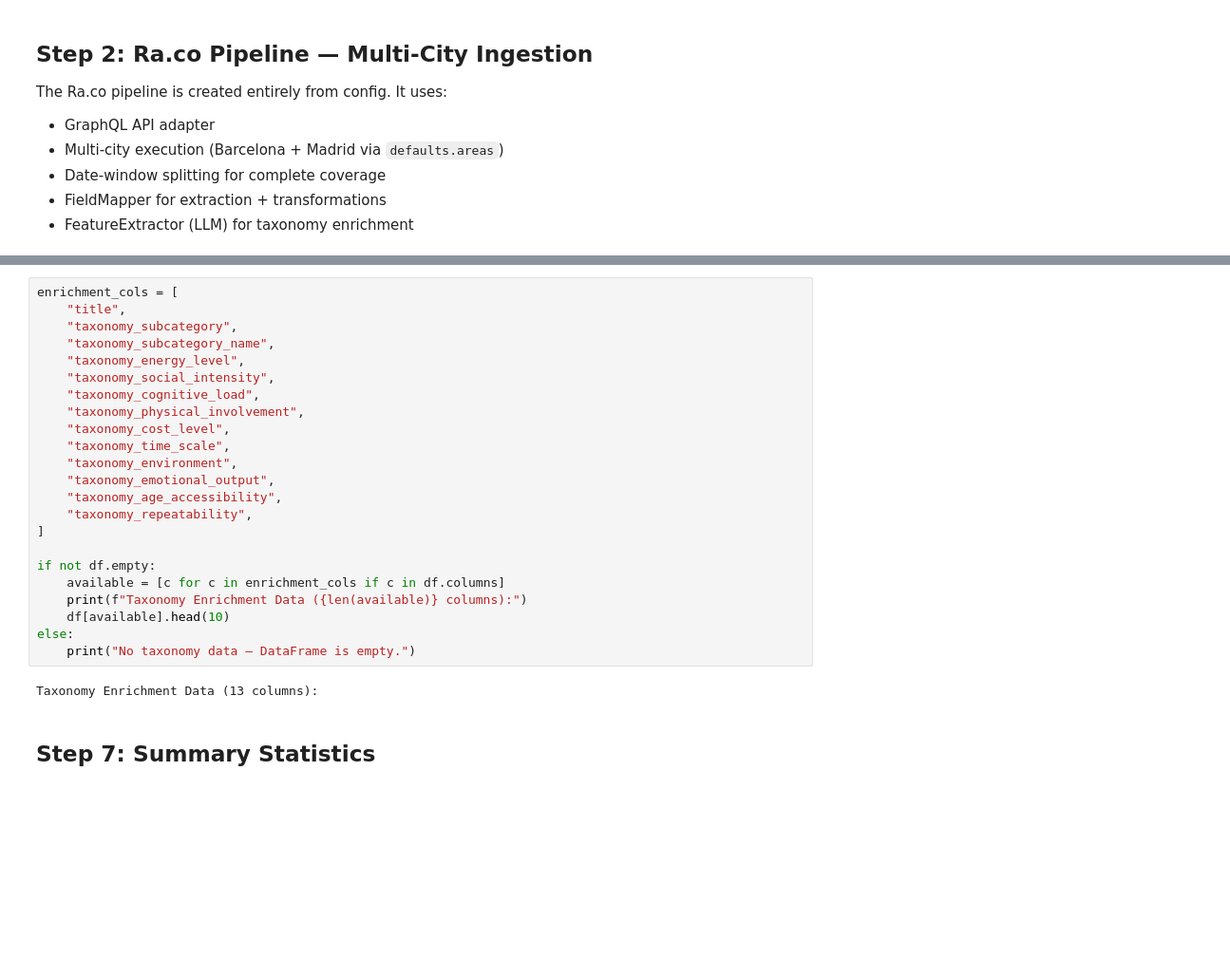
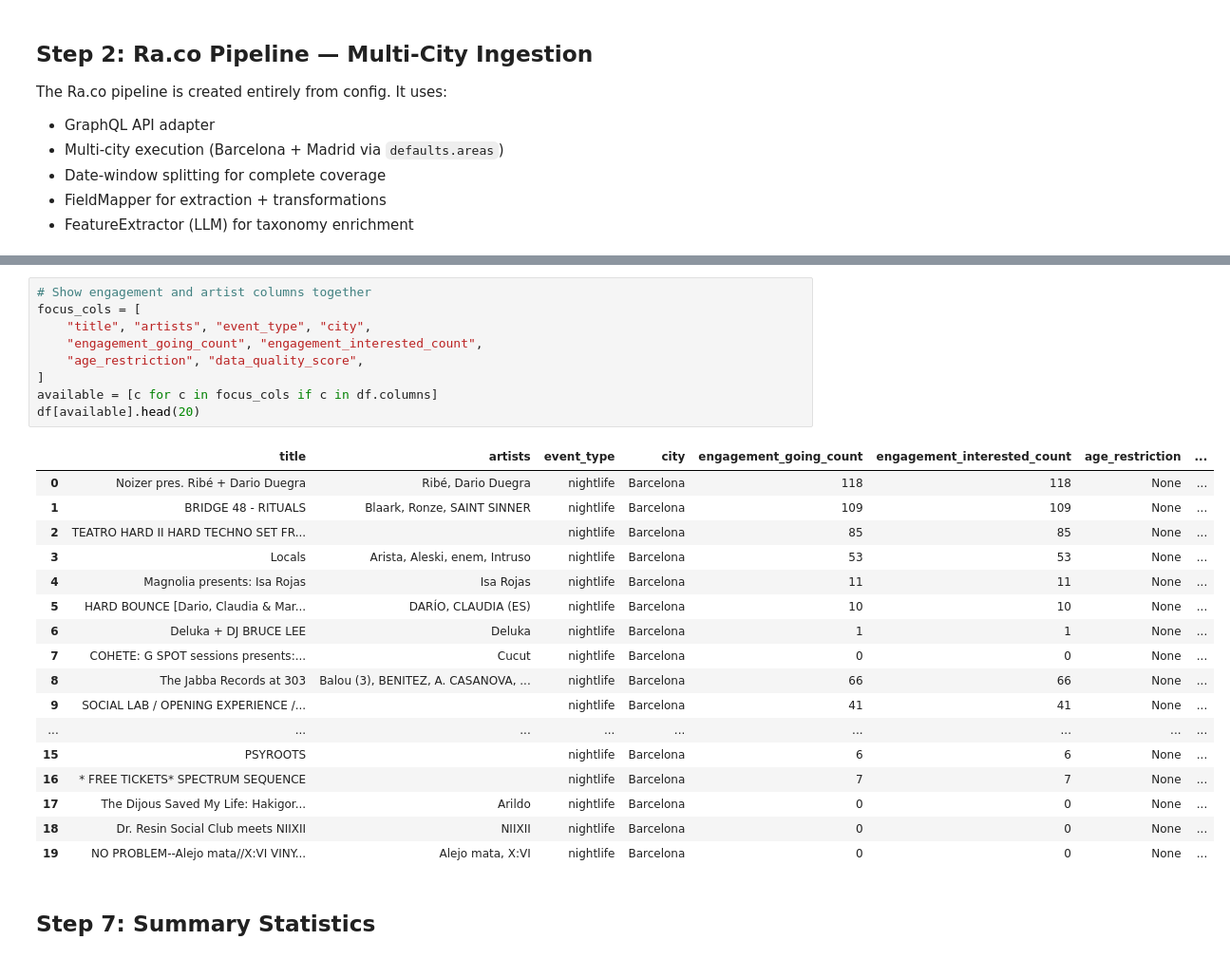
Before and after one commit to josegarciav/event-intelligence-platform, a Jupyter notebook: notebooks/pipeline_mock.ipynb, the cells around one changed output, grey strips where cells are left out. Shown at 95% size. Drawn from its saved outputs; the diff is of its cells as text; blank space fills up the shorter version.

```diff
--- a/notebooks/pipeline_mock.ipynb
+++ b/notebooks/pipeline_mock.ipynb
@@ -305,28 +436,30 @@ View the taxonomy dimensions populated by TaxonomyMapper and FeatureExtractor.
 # %%
-enrichment_cols = [
-    "title",
-    "taxonomy_subcategory",
-    "taxonomy_subcategory_name",
-    "taxonomy_energy_level",
-    "taxonomy_social_intensity",
-    "taxonomy_cognitive_load",
-    "taxonomy_physical_involvement",
-    "taxonomy_cost_level",
-    "taxonomy_time_scale",
-    "taxonomy_environment",
-    "taxonomy_emotional_output",
-    "taxonomy_age_accessibility",
-    "taxonomy_repeatability",
+# Show engagement and artist columns together
+focus_cols = [
+    "title", "artists", "event_type", "city",
+    "engagement_going_count", "engagement_interested_count",
+    "age_restriction", "data_quality_score",
 ]
-
-if not df.empty:
-    available = [c for c in enrichment_cols if c in df.columns]
-    print(f"Taxonomy Enrichment Data ({len(available)} columns):")
-    df[available].head(10)
-else:
-    print("No taxonomy data — DataFrame is empty.")
+available = [c for c in focus_cols if c in df.columns]
+df[available].head(20)
 # %% [output]
-Taxonomy Enrichment Data (13 columns):
+|  | title | artists | event_type | city | engagement_going_count | engagement_interested_count | age_restriction | ... |
+| 0 | Noizer pres. Ribé + Dario Duegra | Ribé, Dario Duegra | nightlife | Barcelona | 118 | 118 | None | ... |
+| 1 | BRIDGE 48 - RITUALS | Blaark, Ronze, SAINT SINNER | nightlife | Barcelona | 109 | 109 | None | ... |
+| 2 | TEATRO HARD II HARD TECHNO SET FR... |  | nightlife | Barcelona | 85 | 85 | None | ... |
+| 3 | Locals | Arista, Aleski, enem, Intruso | nightlife | Barcelona | 53 | 53 | None | ... |
+| 4 | Magnolia presents: Isa Rojas | Isa Rojas | nightlife | Barcelona | 11 | 11 | None | ... |
+| 5 | HARD BOUNCE [Dario, Claudia & Mar... | DARÍO, CLAUDIA (ES) | nightlife | Barcelona | 10 | 10 | None | ... |
+| 6 | Deluka + DJ BRUCE LEE | Deluka | nightlife | Barcelona | 1 | 1 | None | ... |
+| 7 | COHETE: G SPOT sessions presents:... | Cucut | nightlife | Barcelona | 0 | 0 | None | ... |
+| 8 | The Jabba Records at 303 | Balou (3), BENITEZ, A. CASANOVA, ... | nightlife | Barcelona | 66 | 66 | None | ... |
+| 9 | SOCIAL LAB / OPENING EXPERIENCE /... |  | nightlife | Barcelona | 41 | 41 | None | ... |
+| ... | ... | ... | ... | ... | ... | ... | ... | ... |
+| 15 | PSYROOTS |  | nightlife | Barcelona | 6 | 6 | None | ... |
+| 16 | * FREE TICKETS* SPECTRUM SEQUENCE |  | nightlife | Barcelona | 7 | 7 | None | ... |
+| 17 | The Dijous Saved My Life: Hakigor... | Arildo | nightlife | Barcelona | 0 | 0 | None | ... |
+| 18 | Dr. Resin Social Club meets NIIXII | NIIXII | nightlife | Barcelona | 0 | 0 | None | ... |
+| 19 | NO PROBLEM--Alejo mata//X:VI VINY... | Alejo mata, X:VI | nightlife | Barcelona | 0 | 0 | None | ... |
 # %% [markdown]
 ## Step 7: Summary Statistics
 # %%
```
Also changed, not shown: parts of 20 cells of this notebook, 15 other files.
